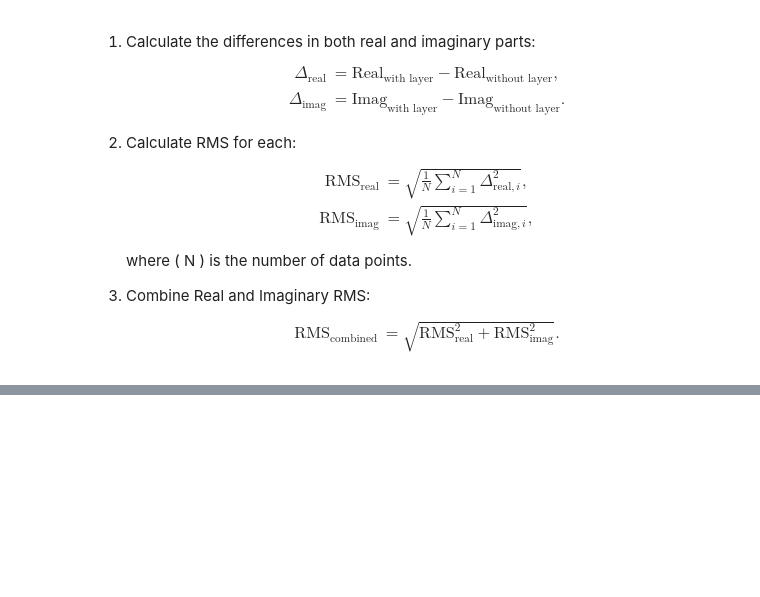
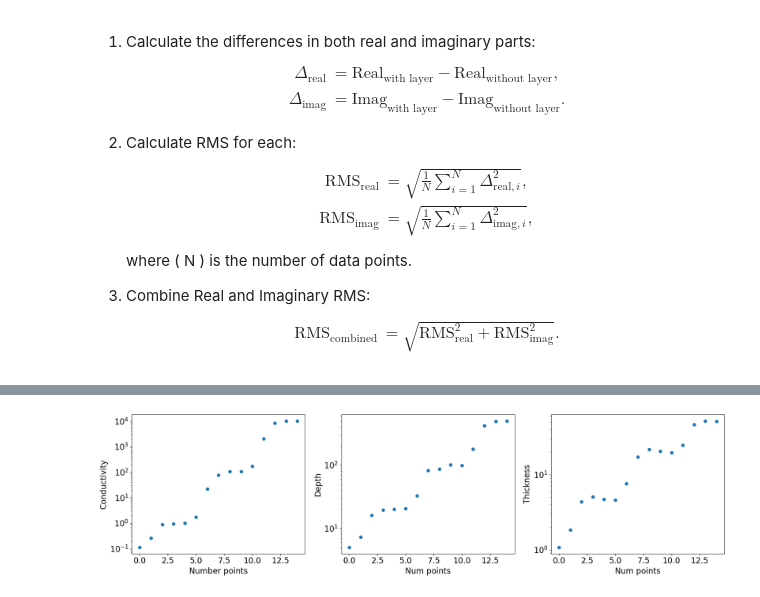
Before and after one commit to pablochanghuang/FDEMvTDEM, a Jupyter notebook: Setup.ipynb, the cells around one changed output, grey strips where cells are left out. Cells and saved outputs as stored; diff of their text form; code cells hidden in the pictures; blank space fills up the shorter version.

```diff
--- a/Setup.ipynb
+++ b/Setup.ipynb
@@ -78,0 +148,40 @@ where \( N \) is the number of data points.
+# %%
+#Generate the values for different models: C: conductivity, D: depth of the layer, T: Thickness of the later
+
+# Define parameters for the ranges
+ranges_C = [(1e-1, 1), (1, 1e2), (1e2, 1e4)]  # Ranges for each Gaussian
+ranges_D = [(5, 20), (20, 100), (100, 500)]  # Ranges for each Gaussian
+ranges_T = [(1, 5), (5, 20), (20, 50)]  # Ranges for each Gaussian
+num_points = [5, 5, 5]          # Number of points per range
+noise_percentage = 0.05               # 5% noise
+
+
+# Create the data variables
+C = create_combined_gaussians(ranges_C, num_points, noise_percentage)
+D = create_combined_gaussians(ranges_D, num_points, noise_percentage)
+T = create_combined_gaussians(ranges_T, num_points, noise_percentage)
+
+
+plt.figure(figsize = (18, 5))
+plt.subplot(1,3,1)
+plt.scatter(np.arange(np.shape(C)[0]),C)
+plt.yscale('log')
+plt.xlabel("Number points")
+plt.ylabel("Conductivity")
+
+plt.subplot(1,3,2)
+plt.scatter(np.arange(np.shape(D)[0]),D)
+plt.yscale('log')
+plt.xlabel("Num points")
+plt.ylabel("Depth")
+
+plt.subplot(1,3,3)
+plt.scatter(np.arange(np.shape(T)[0]),T)
+plt.yscale('log')
+plt.xlabel("Num points")
+plt.ylabel("Thickness")
+
+plt.tight_layout()
+plt.show()
+# %% [output]
+[figure, added]
```
Also changed, not shown: parts of 10 cells of this notebook, 4 other files.
